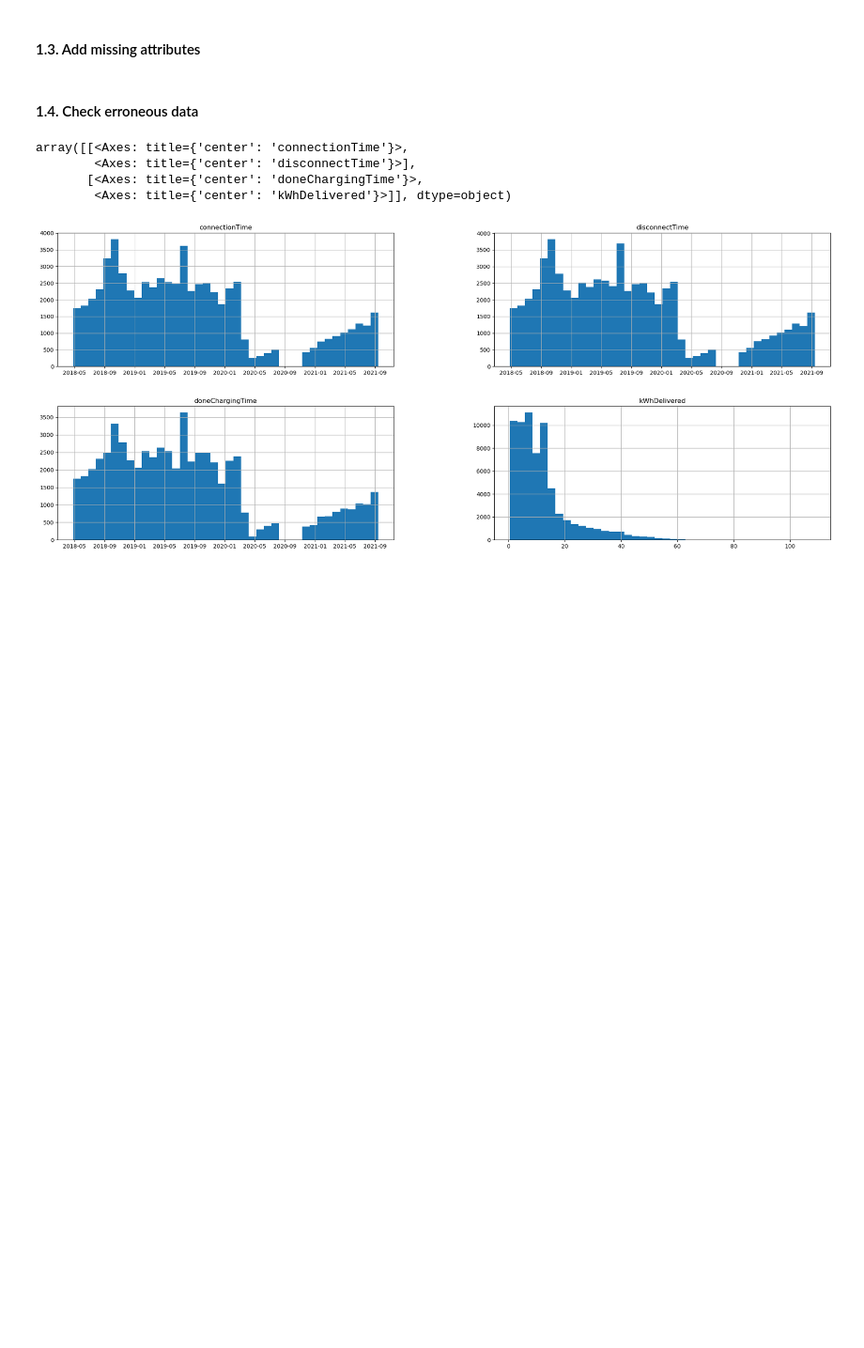
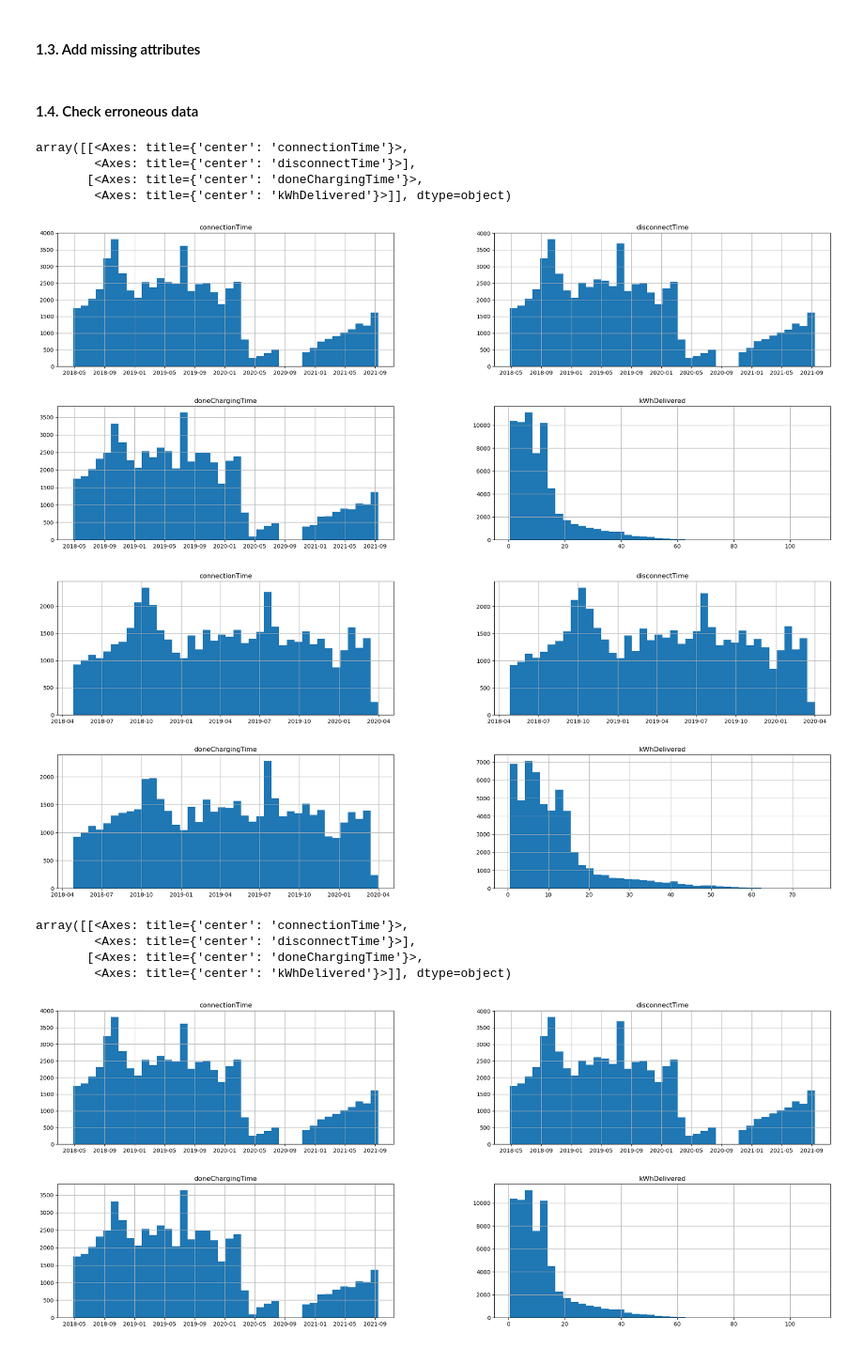
Before and after one commit to angfe/TheOptimizers, a Jupyter notebook: 01_Data_Preparation.ipynb, the cells around one changed output. Shown at 94% size. Drawn from its saved outputs; the diff is of its cells as text; code cells hidden in the pictures; blank space fills up the shorter version.

Commit message:
Data Preparation_Check that all data lies around the same year span - deleted data from April 1, 2020

```diff
--- a/01_Data_Preparation.ipynb
+++ b/01_Data_Preparation.ipynb
@@ -131,3 +129,26 @@ dtype: object
+# %%
+# Check that all data lies around the same year span
+
+# plot the orginal data
+charging_sessions_data.hist(bins=40, figsize=(25,10))
+# We have decided to delete the data from 1 April 2020, as there are unusually few loans (April 2020 to September 2021) or even no data at all in between (September 2020 to January 2021).
+# To avoid distortions, the data records will be deleted from May 2020. Further analysis of the data is sufficient, as there are still enough data records available.
+
+# Create a datetime object for April 1, 2020
+import datetime
+cutoff_date = datetime.datetime(2020, 4, 1).replace(tzinfo=datetime.timezone.utc) #converted object cutoff in the same format as datetime64[ns, UTC]
+# keep only rows where the connectionTime is before the cutoff_date
+filtered_charging_sessions_data = charging_sessions_data[charging_sessions_data['connectionTime'] < cutoff_date]
+# The filtering condition (< cutoff_date) already ensures that both connectionTime and disconnectTime are before May 1st, 2020 (UTC)
+# show the plots
+filtered_charging_sessions_data.hist(bins=40, figsize=(25,10))
+# %% [output]
+array([[<Axes: title={'center': 'connectionTime'}>,
+        <Axes: title={'center': 'disconnectTime'}>],
+       [<Axes: title={'center': 'doneChargingTime'}>,
+        <Axes: title={'center': 'kWhDelivered'}>]], dtype=object)
+[figure, added]
+[figure, added]
 # %%
 # Check that disconnectTime is not earlier than connectionTime
 # %%
```
Also changed, not shown: parts of 1 cell of this notebook, 2 other files.
